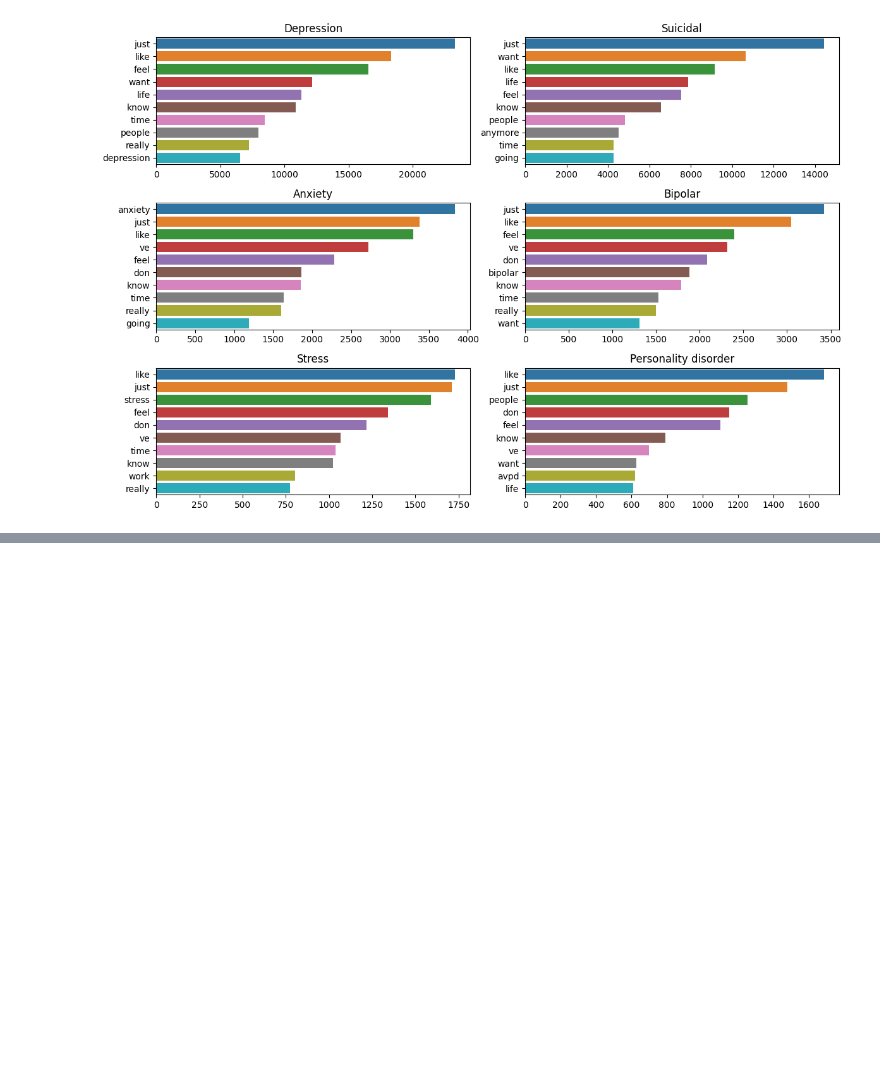
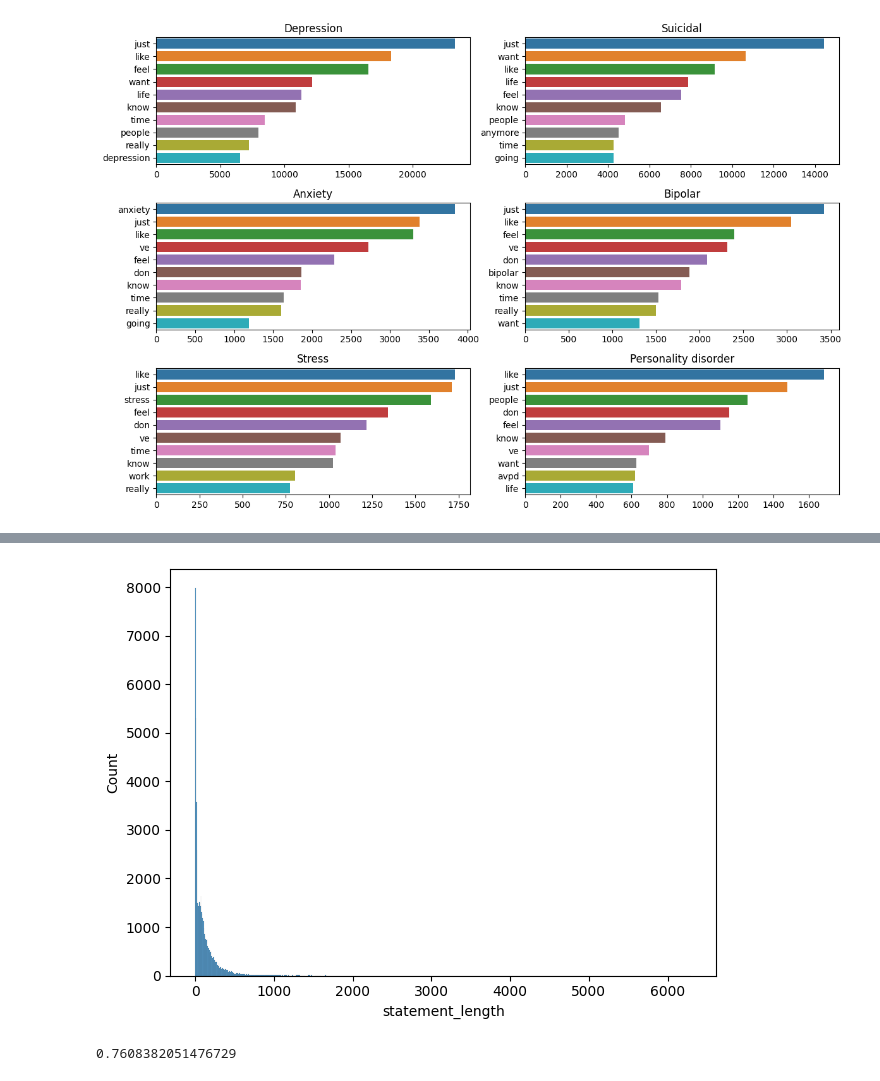
Before and after one commit to mherna72/kaggle_projects, a Jupyter notebook: mental-health-sentiment.ipynb, the cells around one changed output, grey strips where cells are left out. Cells and saved outputs as stored; diff of their text form; code cells hidden in the pictures; blank space fills up the shorter version.

Commit message:
Added logistic regression and result analysis

```diff
--- a/mental-health-sentiment.ipynb
+++ b/mental-health-sentiment.ipynb
@@ -117,0 +144,29 @@ display_topn_words(dframe=mental_frame,statuses=statuses)
+# %%
+#post lengths
+mental_frame['statement_length'] = mental_frame['statement'].apply(lambda x: len(str(x).split()))
+sns.histplot(data= mental_frame, x ='statement_length')
+plt.tight_layout()
+
+#statement lengths indicate that most statements are less than 10 words
+#normally we could leverage this to compare between mental disorders
+#but because we cannot verify how the data was collected and preprocessed it is best not to
+# %% [output]
+[figure, added]
+# %%
+#classification modeling
+
+
+x = mental_frame['statement']
+y = mental_frame['status']
+vectorizer = CountVectorizer(max_features=10000)
+#vectorizer = TfidfVectorizer()
+xtrain, xtest, ytrain,ytest = train_test_split(x,y,test_size=0.25,shuffle=True)
+
+xtrain = vectorizer.fit_transform(xtrain)
+xtest = vectorizer.transform(xtest)
+model = LogisticRegression(max_iter = 10000)
+model.fit(xtrain,ytrain)
+predictions= model.predict(xtest)
+print(accuracy_score(ytest,predictions))
+# %% [output]
+0.7608382051476729
```
Also changed, not shown: parts of 6 cells of this notebook.
